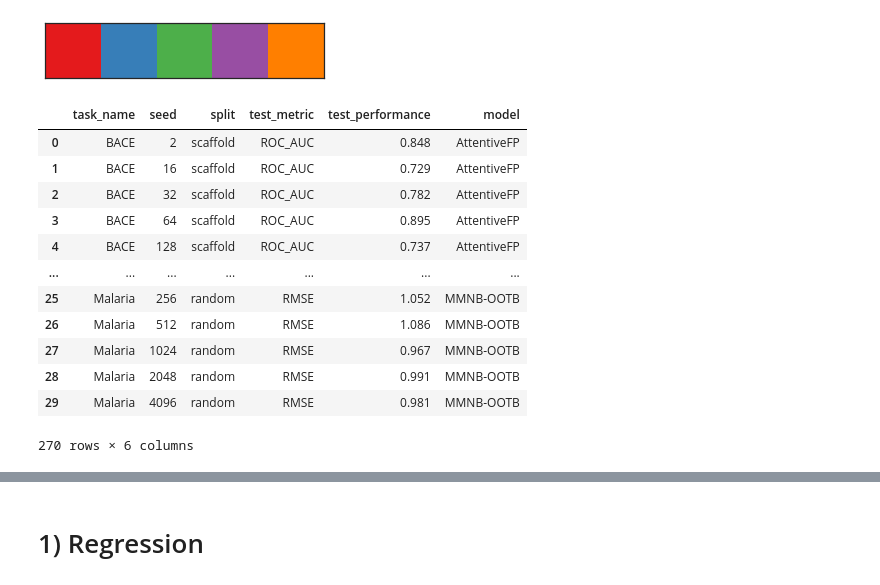
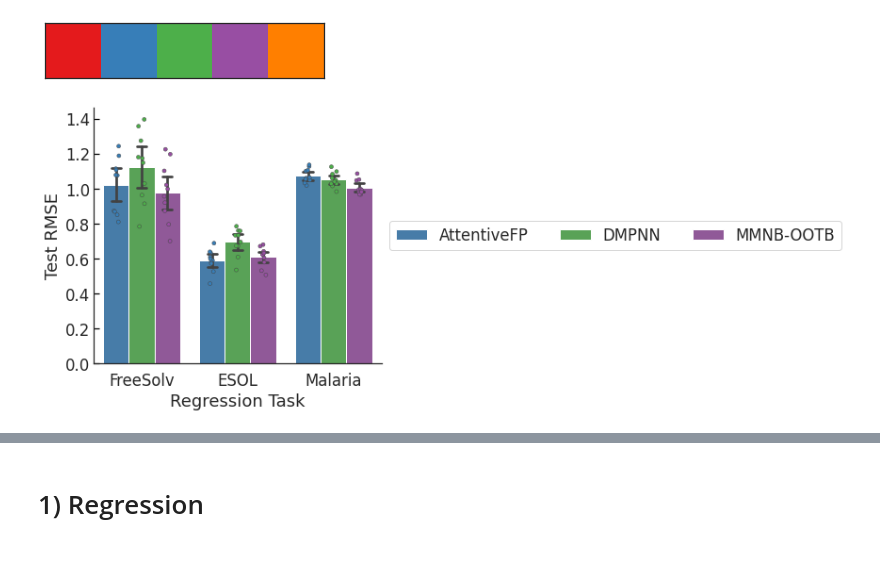
Before and after one commit to shenwanxiang/bidd-molmap, a Jupyter notebook: paper/08_Robustness/05_plot_graph.ipynb, the cells around one changed output, grey strips where cells are left out. Drawn from its saved outputs; the diff is of its cells as text; code cells hidden in the pictures; blank space fills up the shorter version.

```diff
--- a/paper/08_Robustness/05_plot_graph.ipynb
+++ b/paper/08_Robustness/05_plot_graph.ipynb
@@ -59,19 +59,29 @@ df = df1.append(df2).append(df3)
 dfall = df.copy()
 reg = df[df['test_metric'] == 'RMSE']
 cla = df[df['test_metric'] == 'ROC_AUC']
-# %%
-df
-# %% [output]
-|  | task_name | seed | split | test_metric | test_performance | model |
-| 0 | BACE | 2 | scaffold | ROC_AUC | 0.848 | AttentiveFP |
-| 1 | BACE | 16 | scaffold | ROC_AUC | 0.729 | AttentiveFP |
-| 2 | BACE | 32 | scaffold | ROC_AUC | 0.782 | AttentiveFP |
-| 3 | BACE | 64 | scaffold | ROC_AUC | 0.895 | AttentiveFP |
-| 4 | BACE | 128 | scaffold | ROC_AUC | 0.737 | AttentiveFP |
-| ... | ... | ... | ... | ... | ... | ... |
-| 25 | Malaria | 256 | random | RMSE | 1.052 | MMNB-OOTB |
-| 26 | Malaria | 512 | random | RMSE | 1.086 | MMNB-OOTB |
-| 27 | Malaria | 1024 | random | RMSE | 0.967 | MMNB-OOTB |
-| 28 | Malaria | 2048 | random | RMSE | 0.991 | MMNB-OOTB |
-| 29 | Malaria | 4096 | random | RMSE | 0.981 | MMNB-OOTB |
-270 rows × 6 columns
+# %%
+fig, ax = plt.subplots(nrows=1, ncols=1, figsize = (22, 5))
+sns.barplot(x="task_name", y="test_performance",hue = 'model', data=reg, palette=palette,
+                hue_order = hue_order,  ax= ax, capsize=0.1)
+
+
+g = sns.stripplot(x="task_name", y="test_performance", hue = 'model', data=reg, color= ".2",  ax= ax, size = 4,
+                   split=True,  jitter=True, linewidth=0.5, edgecolor='gray',  palette = palette) #palette="Set2",palette = [".8", ".8"]
+
+
+handles, labels = g.get_legend_handles_labels()
+
+
+ax.legend(handles[3:], labels[3:], loc='center left', ncol =3, bbox_to_anchor=(1, 0.5))
+
+#ax.legend_.remove()
+ax.set_ylabel('Test RMSE')
+ax.set_xlabel('Regression Task')
+
+ax.tick_params(axis='y',which='major',direction='in', left=True, length=6, color='black')
+ax.spines['right'].set_visible(False)
+ax.spines['top'].set_visible(False)
+
+ax.set_box_aspect(8/len(ax.patches))
+# %% [output]
+[figure, added]
```
Also changed, not shown: parts of 5 cells of this notebook, 13 other files.
